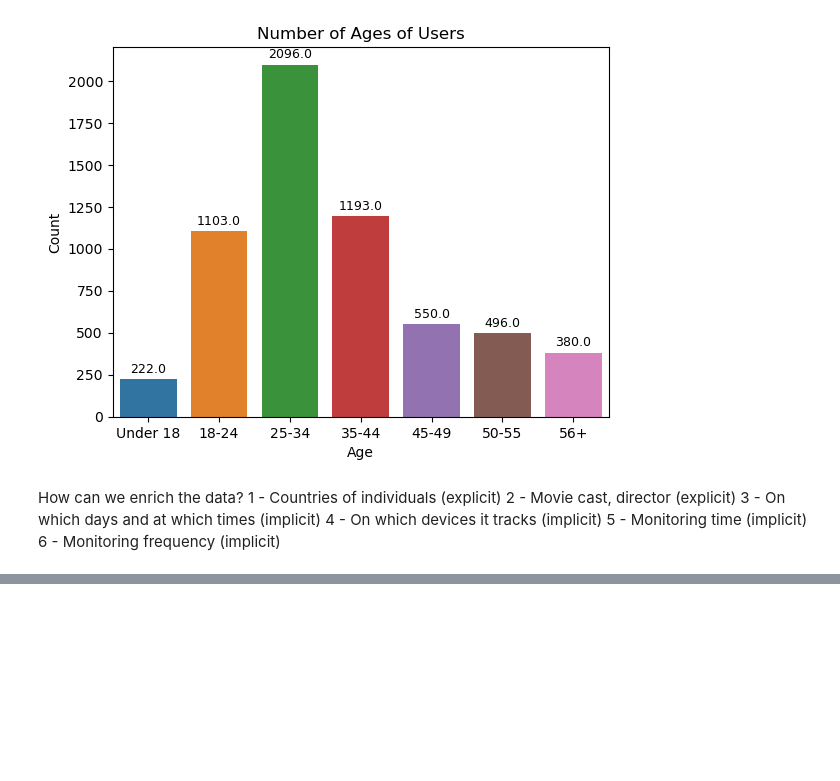
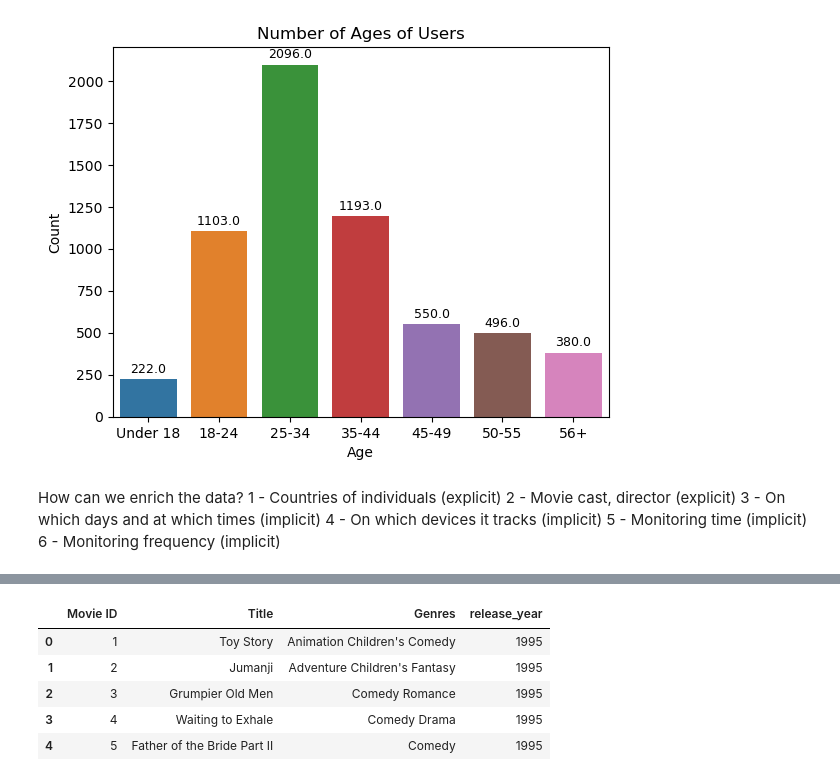
Before and after one commit to omerzzeybek9/Rec-Systems-MovieLens-1M, a Jupyter notebook: movielens.ipynb, the cells around one changed output, grey strips where cells are left out. Drawn from its saved outputs; the diff is of its cells as text; code cells hidden in the pictures; blank space fills up the shorter version.

```diff
--- a/movielens.ipynb
+++ b/movielens.ipynb
@@ -432,0 +436,18 @@ How can we enrich the data?
+# %%
+#item file
+item = pd.read_csv("ml-1m/movies.dat", sep="::", names=columns_m,encoding="ISO-8859-1", engine="python")
+
+item["Genres"] = item["Genres"].apply(lambda x :  x.replace("|", " "))
+
+item['release_year'] = item['Title'].str.extract(r'\((\d{4})\)')
+
+item['Title'] = item['Title'].apply(lambda x: x[:-6].strip())
+# %%
+item.head(5)
+# %% [output]
+|  | Movie ID | Title | Genres | release_year |
+| 0 | 1 | Toy Story | Animation Children's Comedy | 1995 |
+| 1 | 2 | Jumanji | Adventure Children's Fantasy | 1995 |
+| 2 | 3 | Grumpier Old Men | Comedy Romance | 1995 |
+| 3 | 4 | Waiting to Exhale | Comedy Drama | 1995 |
+| 4 | 5 | Father of the Bride Part II | Comedy | 1995 |
```
Also changed, not shown: parts of 19 cells of this notebook, 7 other files.
